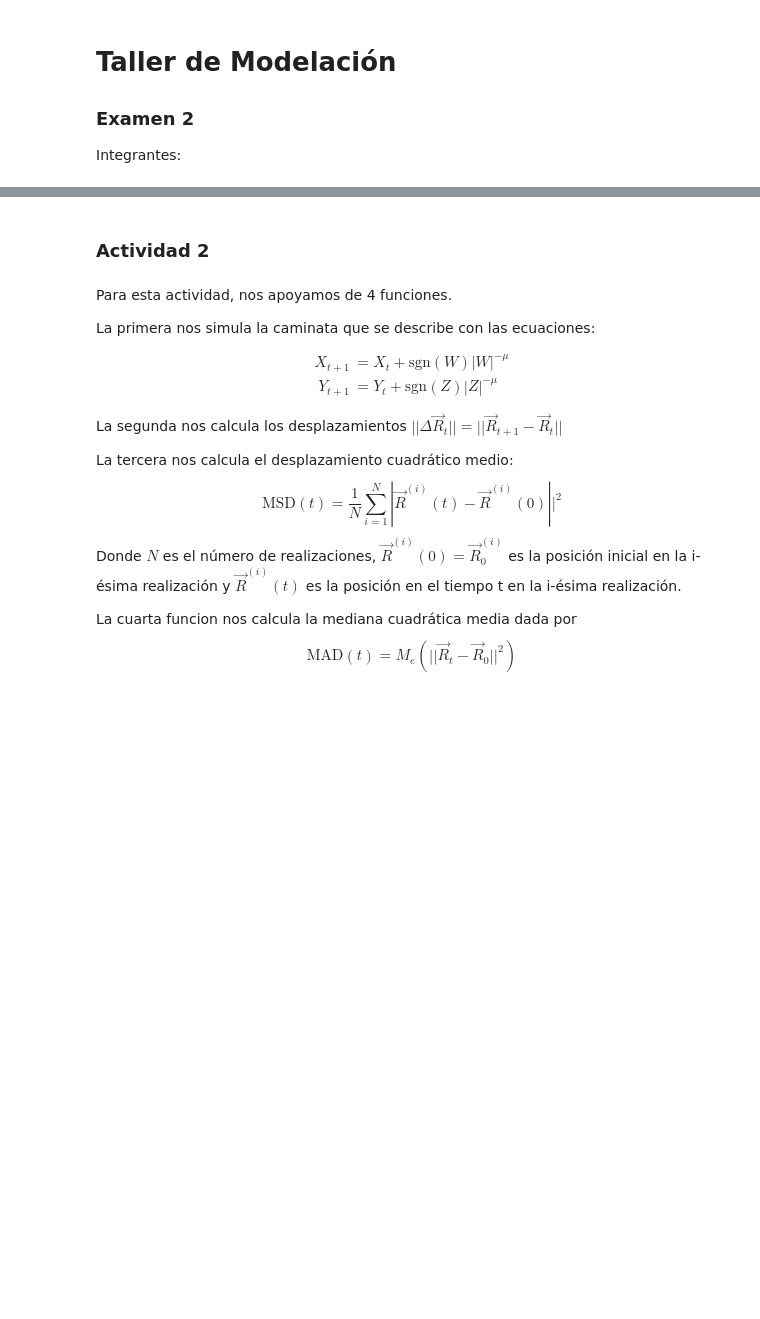
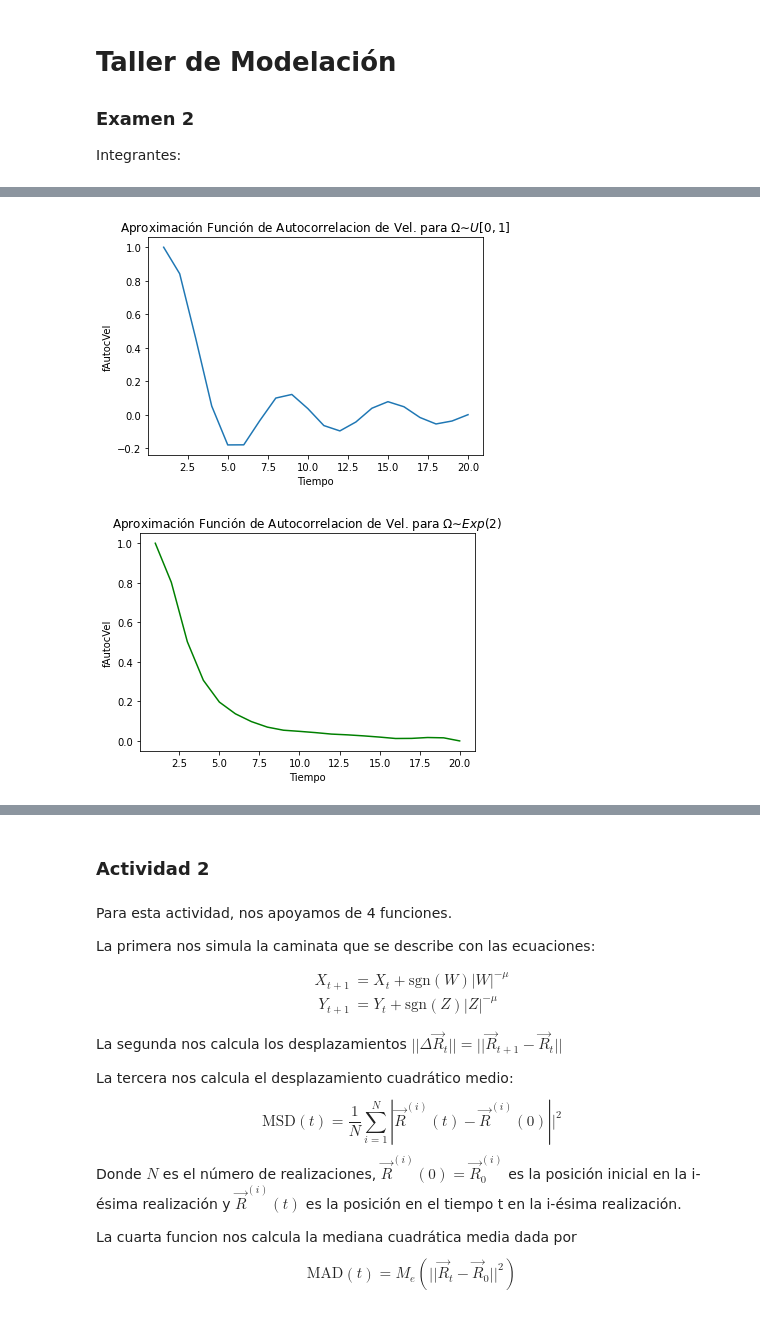
Before and after one commit to NotARobot9/E2TM, a Jupyter notebook: E2TM.ipynb, the cells around one changed output, grey strips where cells are left out. Cells and saved outputs as stored; diff of their text form; code cells hidden in the pictures; blank space fills up the shorter version.

```diff
--- a/E2TM.ipynb
+++ b/E2TM.ipynb
@@ -5,0 +37,51 @@ Integrantes:
+# %%
+#librerias
+import scipy.stats as st
+import numpy as np
+import matplotlib.pyplot as plt
+
+# Función fAutocVel:
+# calcula los valores de la funcion de autocorrelacion f(t)= ⟨cos(w*t)⟩
+# @param: rvs ,t
+# @return: avgs
+
+def fAutocVel(t,rvs):
+  #Calcula el número de variables en la lista
+    num = len(rvs)
+
+    #iniciamos vector de promedios:
+    avgs=np.zeros(t)
+
+    #Promedios:
+    for i in range(num):
+
+        #suma de cos(w*t) para cada t
+        for j in range(1,t):
+            avgs[j-1] += np.cos(rvs[i]*(j-1))
+
+    avgs = avgs / num
+
+    # regresa vector de promedios
+    return avgs
+
+#Graficas
+t=20
+vacfuni=fAutocVel(t,st.uniform.rvs(size=10000))
+plt.plot(range(1,len(vacfuni)+1),vacfuni)
+plt.xlabel("Tiempo")
+plt.ylabel("fAutocVel")
+plt.title("Aproximación Función de Autocorrelacion de Vel. para $\Omega ∼ U[0, 1]$ ")
+plt.show()
+
+print()
+
+ #Segun entendí de internet scale = 1/lamba
+vacfuni=fAutocVel(t,st.expon.rvs(scale=1/2,size=10000))
+plt.plot(range(1,len(vacfuni)+1),vacfuni,'g')
+plt.xlabel("Tiempo")
+plt.ylabel("fAutocVel")
+plt.title("Aproximación Función de Autocorrelacion de Vel. para $\Omega ∼ Exp(2)$ ")
+plt.show()
+# %% [output]
+[figure, added]
+[figure, added]
```
Also changed, not shown: parts of 5 cells of this notebook.
